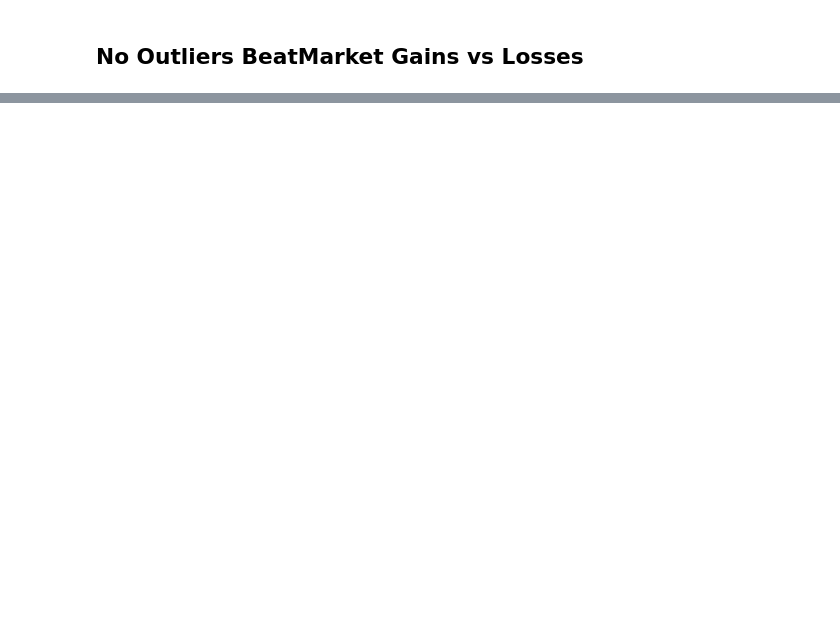
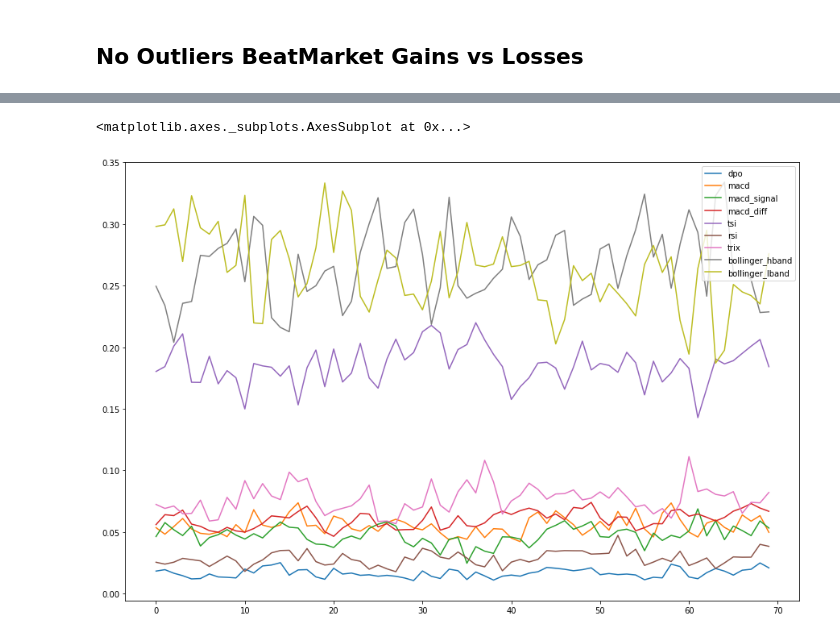
Before and after one commit to Angus-McLean/fxboys, a Jupyter notebook: Full WalkForward Testing.ipynb, the cells around one changed output, grey strips where cells are left out. Cells and saved outputs as stored; diff of their text form; code cells hidden in the pictures; blank space fills up the shorter version.

Commit message:
further analysis to Full WalkForward Testing notebook

```diff
--- a/Full WalkForward Testing.ipynb
+++ b/Full WalkForward Testing.ipynb
@@ -208,0 +250,8 @@ Aka our wins outperformed our losses by 34.85955958632419 %
+# %%
+importances = []
+for pairRes in results:
+    for walkRes in pairRes:
+        importances.append(walkRes['dt'].feature_importances_)
+# %%
+feature_names = [fn.__name__ for fn in utils.input_calculators]
+feature_names
@@ -208,0 +268,3 @@ Aka our wins outperformed our losses by 34.85955958632419 %
+# %%
+dfImp = pandas.DataFrame(importances, columns=feature_names)
+dfImp
@@ -208,0 +290,5 @@ Aka our wins outperformed our losses by 34.85955958632419 %
+# %%
+dfImp.plot()
+# %% [output]
+<matplotlib.axes._subplots.AxesSubplot at 0x...>
+[figure, added]
```
Also changed, not shown: parts of 21 cells of this notebook.
